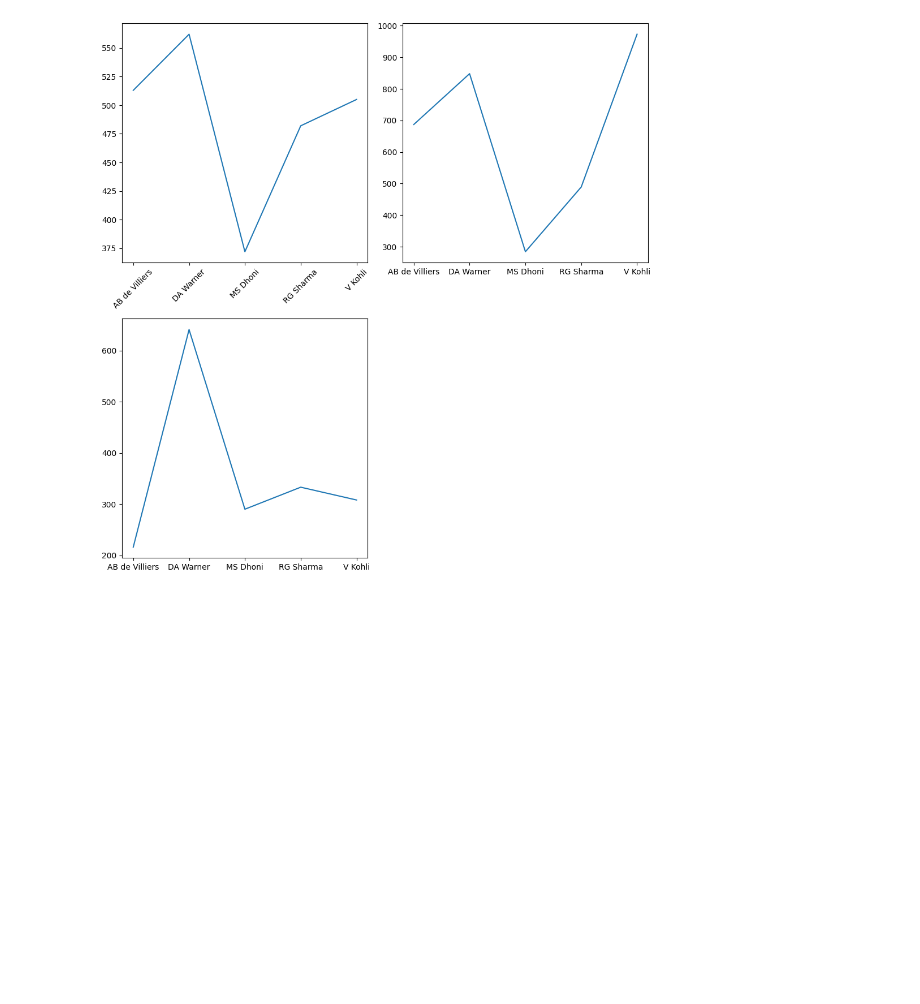
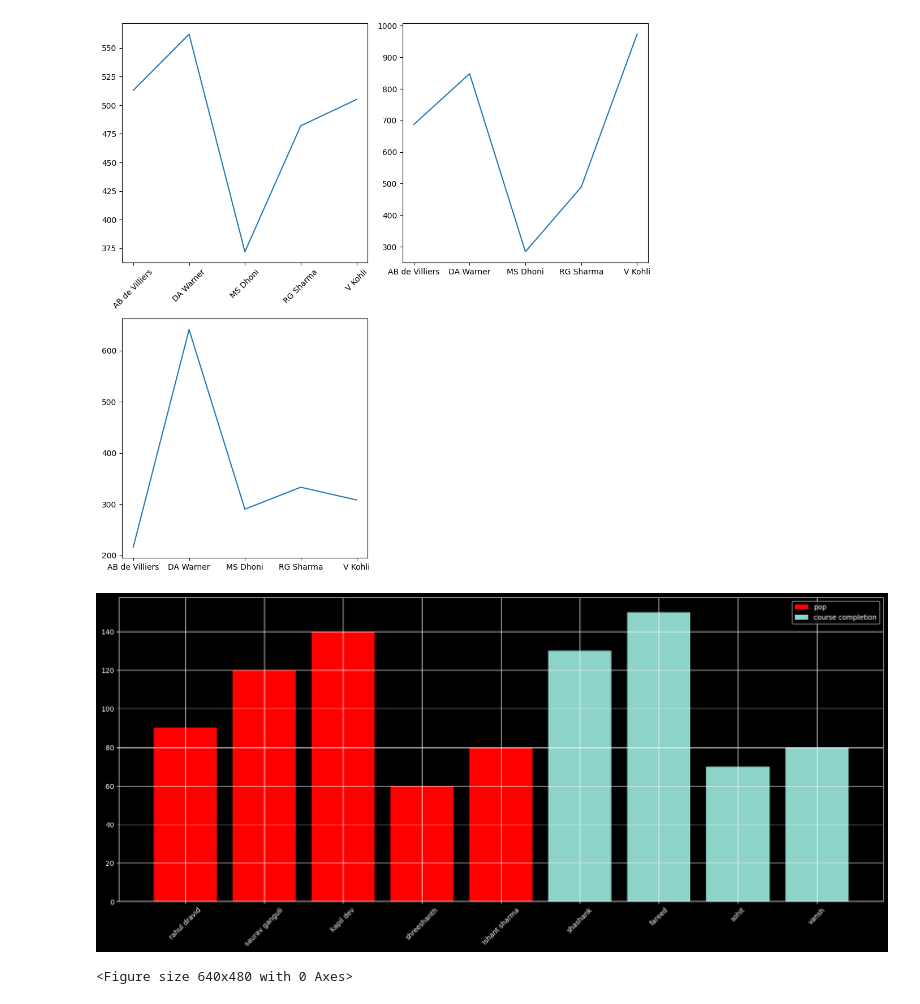
Before and after one commit to KHITOLIA/Data-Science-1pm, a Jupyter notebook: matplotlib/matplotlib.ipynb, the cells around one changed output. Cells and saved outputs as stored; diff of their text form; code cells hidden in the pictures; blank space fills up the shorter version.

```diff
--- a/matplotlib/matplotlib.ipynb
+++ b/matplotlib/matplotlib.ipynb
@@ -235,3 +226,21 @@ plt.tight_layout()
 plt.show()
 # %% [output]
 [figure]
+# %%
+plt.style.use('dark_background')
+
+artist = ["rahul dravid", "saurav ganguli", "kapil dev", "shreeshanth", "Ishant sharma"]
+pop = [90, 120, 140, 60, 80]
+
+students = ["shashank", "fareed", "sohit", "vansh"]
+course = [130, 150, 70, 80]
+plt.figure(figsize = (20, 8))
+plt.bar(x = artist,height = pop , color = 'red', label = "pop")
+plt.bar(x = students, height = course, label = "course completion")
+plt.xticks(rotation = 45)
+plt.grid()
+plt.legend()
+plt.show()
+# %% [output]
+[figure, added]
+<Figure size 640x480 with 0 Axes>
```
Also changed, not shown: parts of 55 cells of this notebook, 3 other files.
